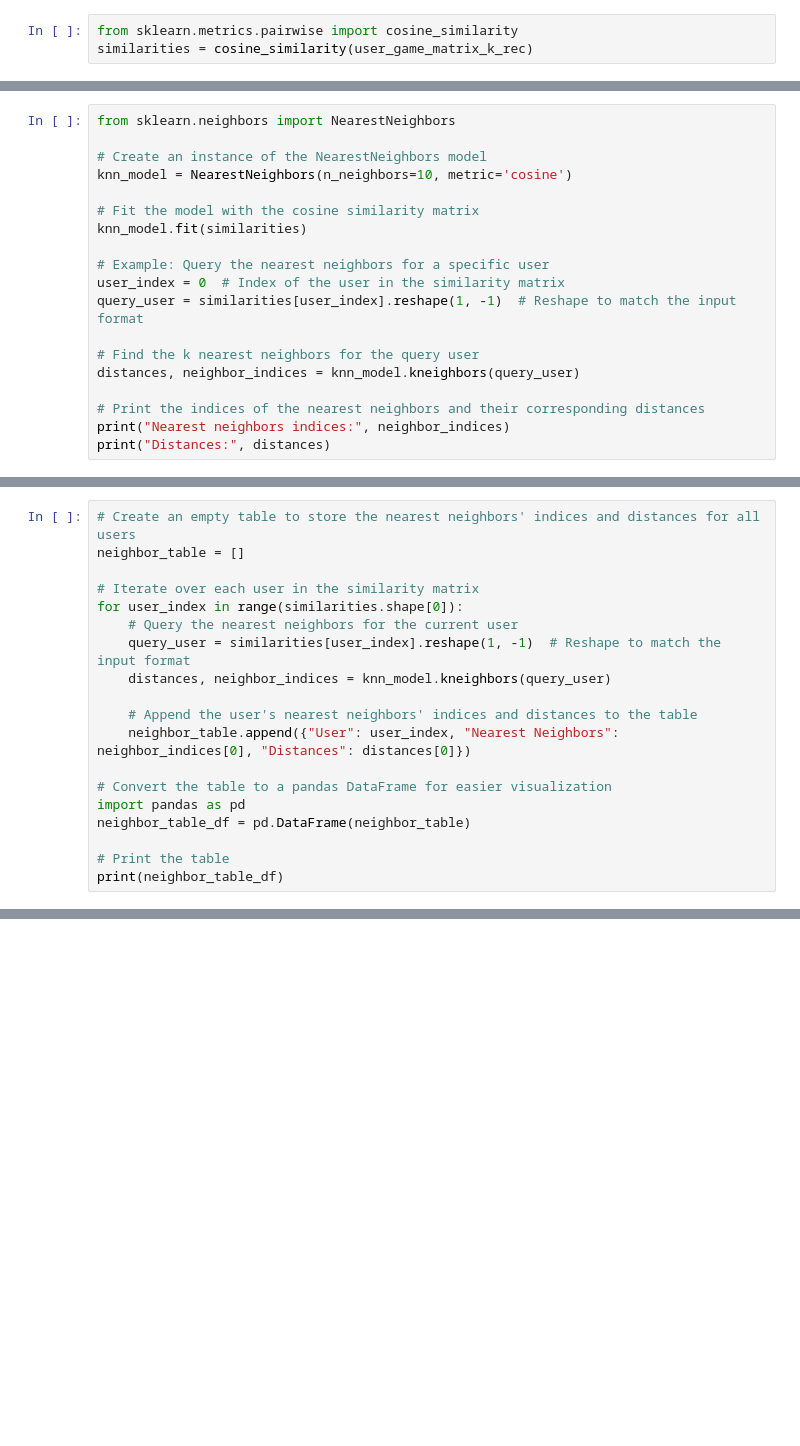
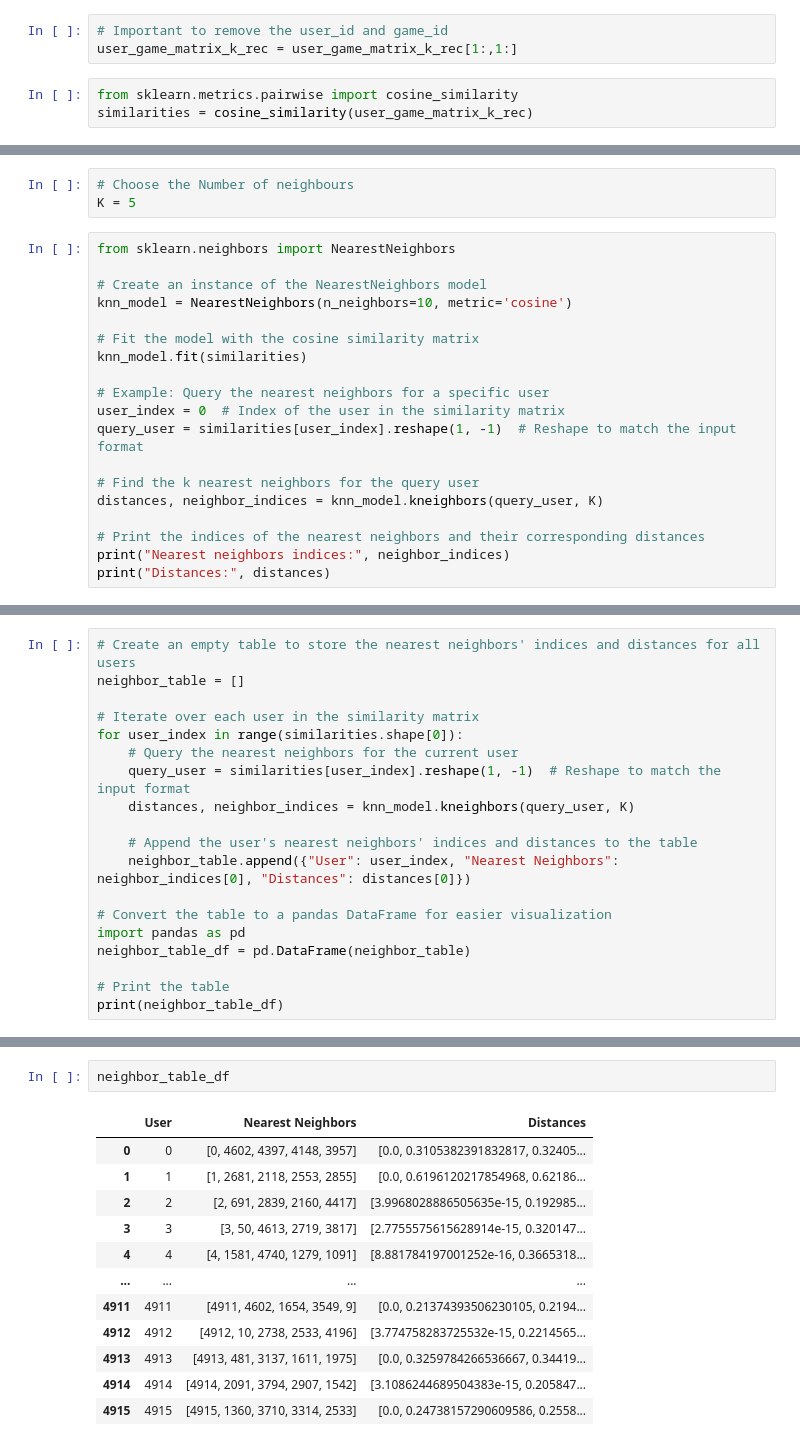
Before and after one commit to Rick0701/Videogames_Reccommendation, a Jupyter notebook: 9.Collaborative_Filtering_kNN.ipynb, the cells around one changed output, grey strips where cells are left out. Cells and saved outputs as stored; diff of their text form; blank space fills up the shorter version.

```diff
--- a/9.Collaborative_Filtering_kNN.ipynb
+++ b/9.Collaborative_Filtering_kNN.ipynb
@@ -125,3 +21,6 @@ recommendations_sample = build_recommendations_sample(recommendations)
+# %%
+# Important to remove the user_id and game_id
+user_game_matrix_k_rec = user_game_matrix_k_rec[1:,1:]
 # %%
 from sklearn.metrics.pairwise import cosine_similarity
 similarities = cosine_similarity(user_game_matrix_k_rec)
@@ -128,3 +47,6 @@ similarities = cosine_similarity(user_game_matrix_k_rec)
+# %%
+# Choose the Number of neighbours
+K = 5
 # %%
 from sklearn.neighbors import NearestNeighbors
 
@@ -139,7 +61,7 @@ user_index = 0  # Index of the user in the similarity matrix
 query_user = similarities[user_index].reshape(1, -1)  # Reshape to match the input format
 
 # Find the k nearest neighbors for the query user
-distances, neighbor_indices = knn_model.kneighbors(query_user)
+distances, neighbor_indices = knn_model.kneighbors(query_user, K)
 
 # Print the indices of the nearest neighbors and their corresponding distances
 print("Nearest neighbors indices:", neighbor_indices)
@@ -156,7 +77,7 @@ neighbor_table = []
 for user_index in range(similarities.shape[0]):
     # Query the nearest neighbors for the current user
     query_user = similarities[user_index].reshape(1, -1)  # Reshape to match the input format
-    distances, neighbor_indices = knn_model.kneighbors(query_user)
+    distances, neighbor_indices = knn_model.kneighbors(query_user, K)
 
     # Append the user's nearest neighbors' indices and distances to the table
     neighbor_table.append({"User": user_index, "Nearest Neighbors": neighbor_indices[0], "Distances": distances[0]})
@@ -187,0 +109,15 @@ print(neighbor_table_df)
+# %%
+neighbor_table_df
+# %% [output]
+|  | User | Nearest Neighbors | Distances |
+| 0 | 0 | [0, 4602, 4397, 4148, 3957] | [0.0, 0.3105382391832817, 0.32405... |
+| 1 | 1 | [1, 2681, 2118, 2553, 2855] | [0.0, 0.6196120217854968, 0.62186... |
+| 2 | 2 | [2, 691, 2839, 2160, 4417] | [3.9968028886505635e-15, 0.192985... |
+| 3 | 3 | [3, 50, 4613, 2719, 3817] | [2.7755575615628914e-15, 0.320147... |
+| 4 | 4 | [4, 1581, 4740, 1279, 1091] | [8.881784197001252e-16, 0.3665318... |
+| ... | ... | ... | ... |
+| 4911 | 4911 | [4911, 4602, 1654, 3549, 9] | [0.0, 0.21374393506230105, 0.2194... |
+| 4912 | 4912 | [4912, 10, 2738, 2533, 4196] | [3.774758283725532e-15, 0.2214565... |
+| 4913 | 4913 | [4913, 481, 3137, 1611, 1975] | [0.0, 0.3259784266536667, 0.34419... |
+| 4914 | 4914 | [4914, 2091, 3794, 2907, 1542] | [3.1086244689504383e-15, 0.205847... |
+| 4915 | 4915 | [4915, 1360, 3710, 3314, 2533] | [0.0, 0.24738157290609586, 0.2558... |
```
Also changed, not shown: parts of 28 cells of this notebook, 2 other files.
